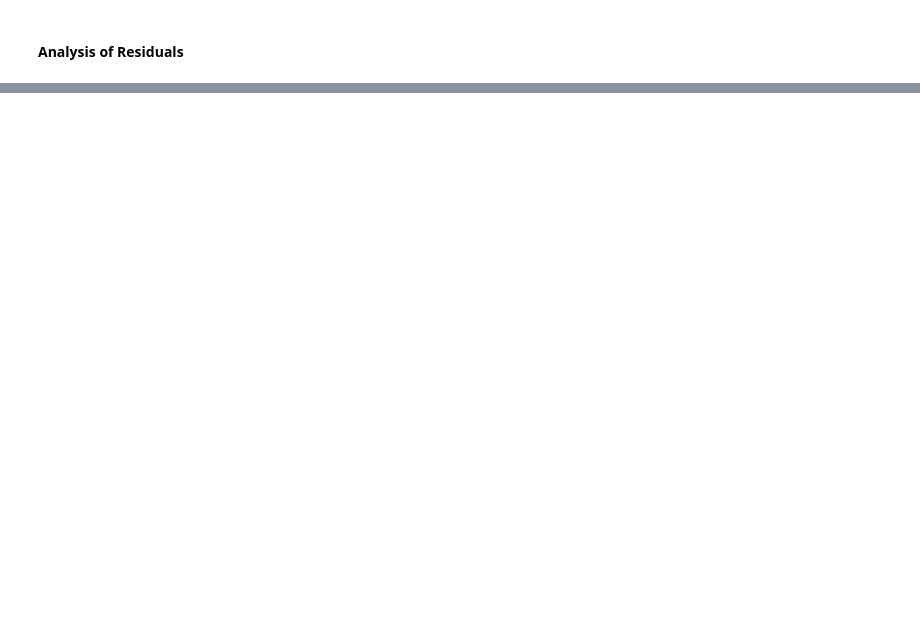
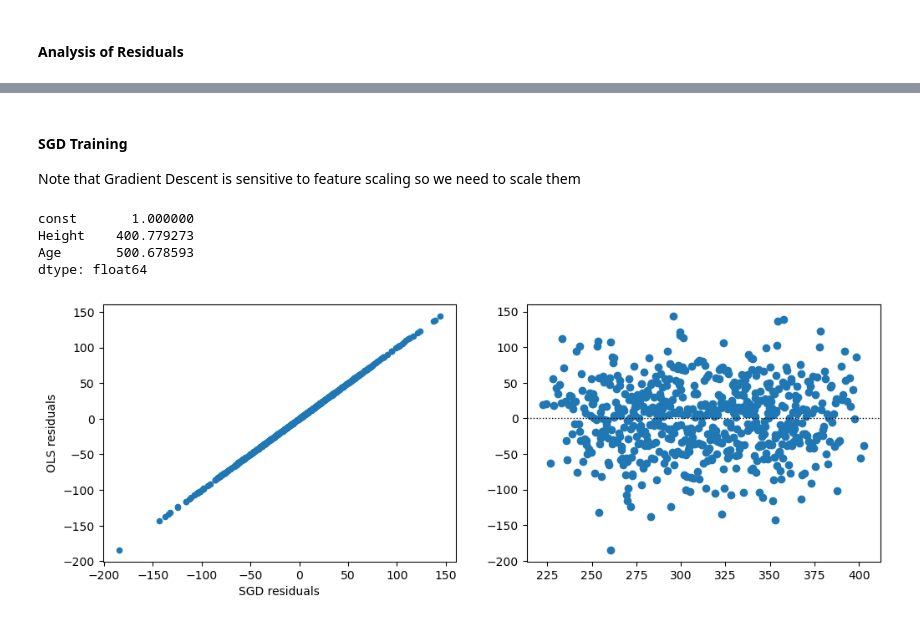
Before and after one commit to giacomoscanavini/quant_finance, a Jupyter notebook: machine_learning_for_trading/01_linear_model.ipynb, the cells around one changed output, grey strips where cells are left out. Saved outputs shown, nothing was run; the diff lists cells and outputs as text; code cells hidden in the pictures; blank space fills up the shorter version.

```diff
--- a/machine_learning_for_trading/01_linear_model.ipynb
+++ b/machine_learning_for_trading/01_linear_model.ipynb
@@ -171,0 +181,44 @@ plt.show()
+# %% [markdown]
+#### SGD Training
+
+Note that Gradient Descent is sensitive to feature scaling so we need to scale them
+# %%
+import sklearn as sk
+
+X = data[['Height', 'Age']]
+X = sm.add_constant(X)
+
+scaler = sk.preprocessing.StandardScaler()
+X_ = scaler.fit_transform(X)
+# %%
+sgd = sk.linear_model.SGDRegressor(
+    loss='squared_error',
+    fit_intercept=True,
+    shuffle=True,
+    random_state=42,
+    learning_rate='invscaling',
+    eta0=0.01,
+    power_t=0.25)
+
+sgd.fit(X_, y)
+
+coeffs = (sgd.coef_ * scaler.scale_) + scaler.mean_
+pd.Series(coeffs, index=X.columns)
+# %% [output]
+const       1.000000
+Height    400.779273
+Age       500.678593
+dtype: float64
+# %%
+fig, ax = plt.subplots(1, 2, figsize=(12,4))
+
+resids = pd.DataFrame({'SGD residuals': y - sgd.predict(X_),
+                       'OLS residuals': y - model.predict(sm.add_constant(X))})
+resids.pow(2).sum().div(len(y)).pow(.5)
+resids.plot.scatter(x='SGD residuals', y='OLS residuals', ax=ax[0])
+
+ax[1].scatter(sgd.predict(X_), resids['SGD residuals'])
+ax[1].axhline(0, lw=1, ls=':', color='black')
+plt.show()
+# %% [output]
+[figure, added]
```
Also changed, not shown: parts of 10 cells of this notebook.
